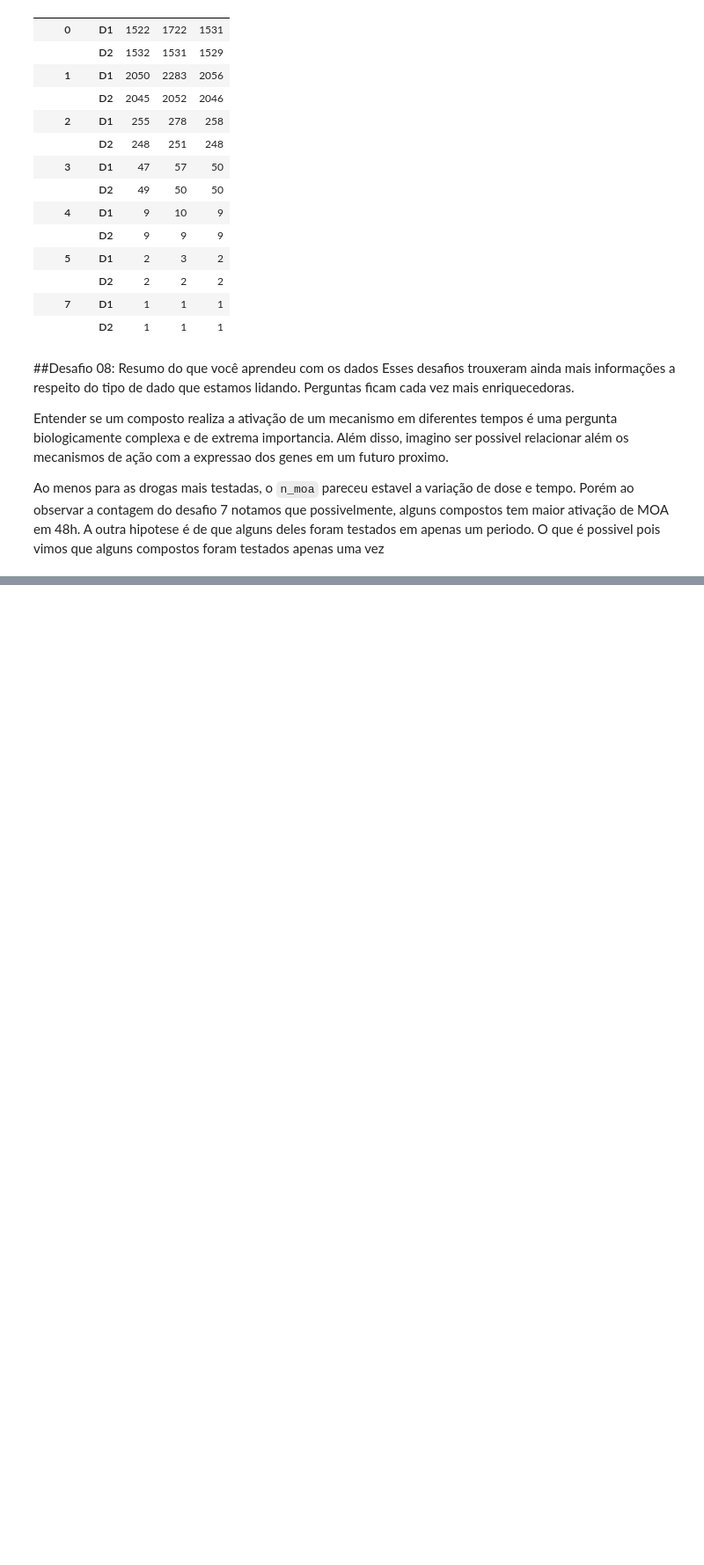
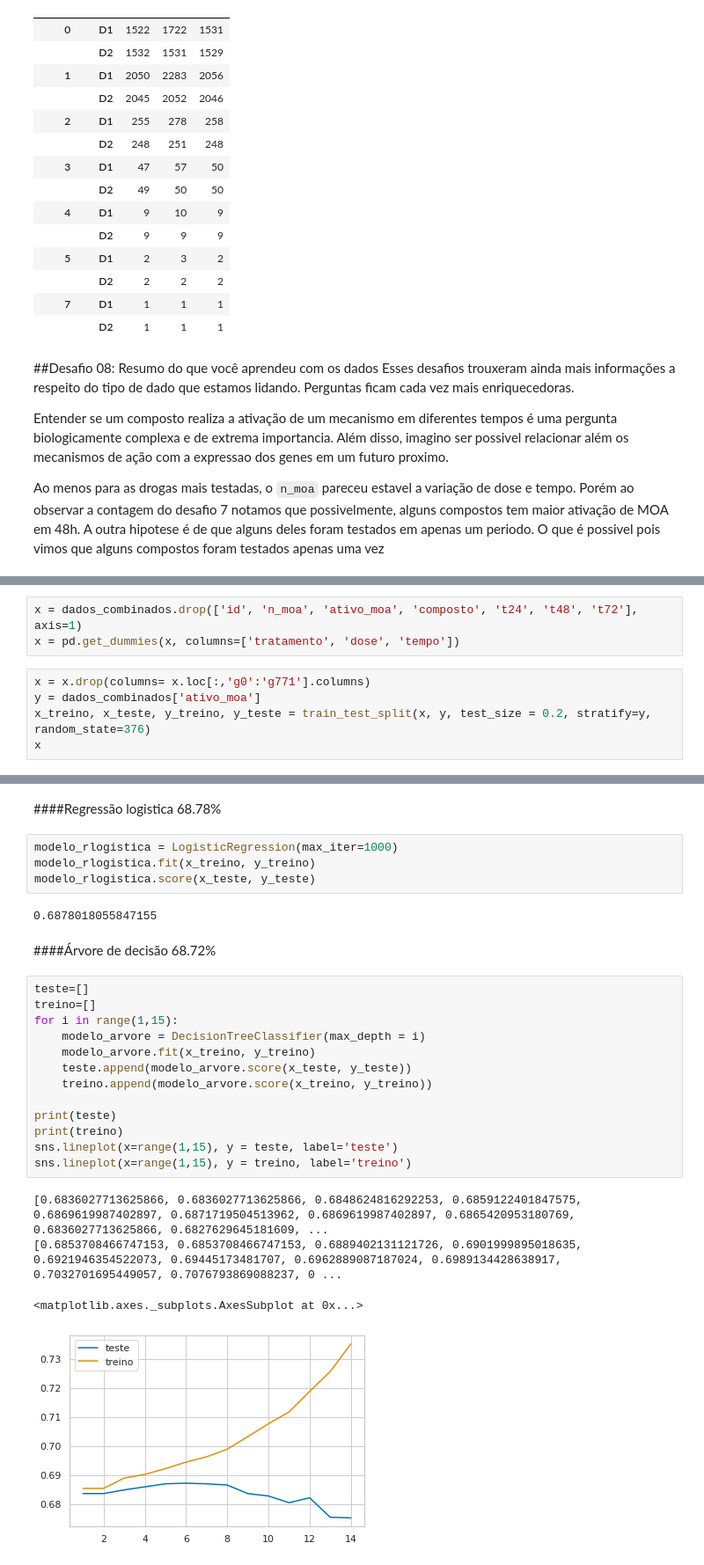
Before and after one commit to GoularteVinicius/ImersaoDadosAlura, a Jupyter notebook: Desafios_Imersão_Dados.ipynb, the cells around one changed output, grey strips where cells are left out. Shown at 88% size. Saved outputs shown, nothing was run; the diff lists cells and outputs as text; blank space fills up the shorter version.

```diff
--- a/Desafios_Imersão_Dados.ipynb
+++ b/Desafios_Imersão_Dados.ipynb
@@ -666,0 +780,8 @@ Ao menos para as drogas mais testadas, o `n_moa` pareceu estavel a variação de
+# %%
+x = dados_combinados.drop(['id', 'n_moa', 'ativo_moa', 'composto', 't24', 't48', 't72'], axis=1)
+x = pd.get_dummies(x, columns=['tratamento', 'dose', 'tempo'])
+# %%
+x = x.drop(columns= x.loc[:,'g0':'g771'].columns)
+y = dados_combinados['ativo_moa']
+x_treino, x_teste, y_treino, y_teste = train_test_split(x, y, test_size = 0.2, stratify=y, random_state=376)
+x
@@ -666,0 +802,28 @@ Ao menos para as drogas mais testadas, o `n_moa` pareceu estavel a variação de
+# %% [markdown]
+####Regressão logistica 68.78%
+# %%
+modelo_rlogistica = LogisticRegression(max_iter=1000)
+modelo_rlogistica.fit(x_treino, y_treino)
+modelo_rlogistica.score(x_teste, y_teste)
+# %% [output]
+0.6878018055847155
+# %% [markdown]
+####Árvore de decisão 68.72%
+# %%
+teste=[]
+treino=[]
+for i in range(1,15):
+    modelo_arvore = DecisionTreeClassifier(max_depth = i)
+    modelo_arvore.fit(x_treino, y_treino)
+    teste.append(modelo_arvore.score(x_teste, y_teste))
+    treino.append(modelo_arvore.score(x_treino, y_treino))
+
+print(teste)
+print(treino)
+sns.lineplot(x=range(1,15), y = teste, label='teste')
+sns.lineplot(x=range(1,15), y = treino, label='treino')
+# %% [output]
+[0.6836027713625866, 0.6836027713625866, 0.6848624816292253, 0.6859122401847575, 0.6869619987402897, 0.6871719504513962, 0.6869619987402897, 0.6865420953180769, 0.6836027713625866, 0.6827629645181609, ...
+[0.6853708466747153, 0.6853708466747153, 0.6889402131121726, 0.6901999895018635, 0.6921946354522073, 0.69445173481707, 0.6962889087187024, 0.6989134428638917, 0.7032701695449057, 0.7076793869088237, 0 ...
+<matplotlib.axes._subplots.AxesSubplot at 0x...>
+[figure, added]
```
Also changed, not shown: parts of 36 cells of this notebook.
